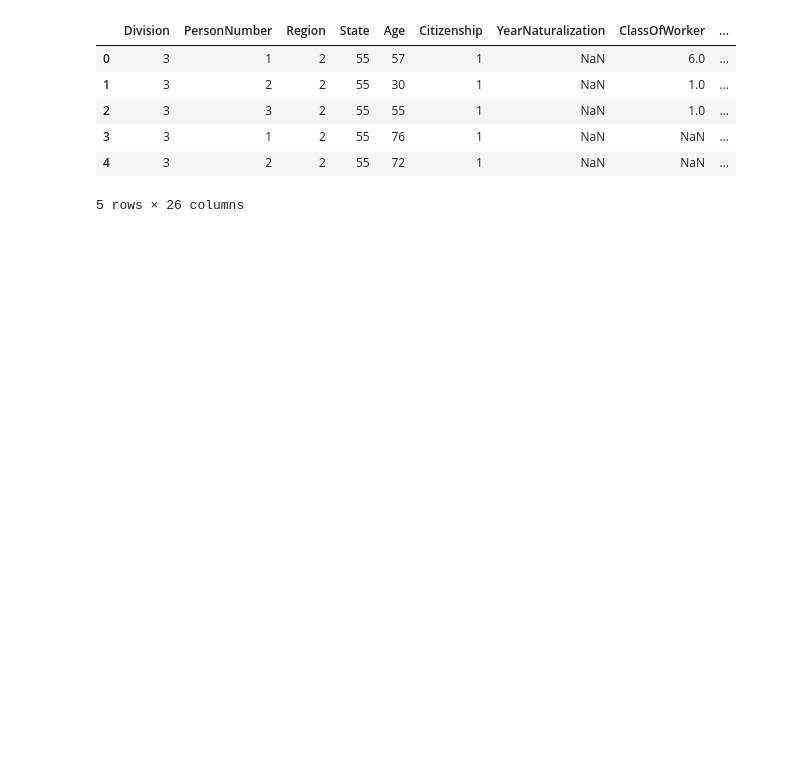
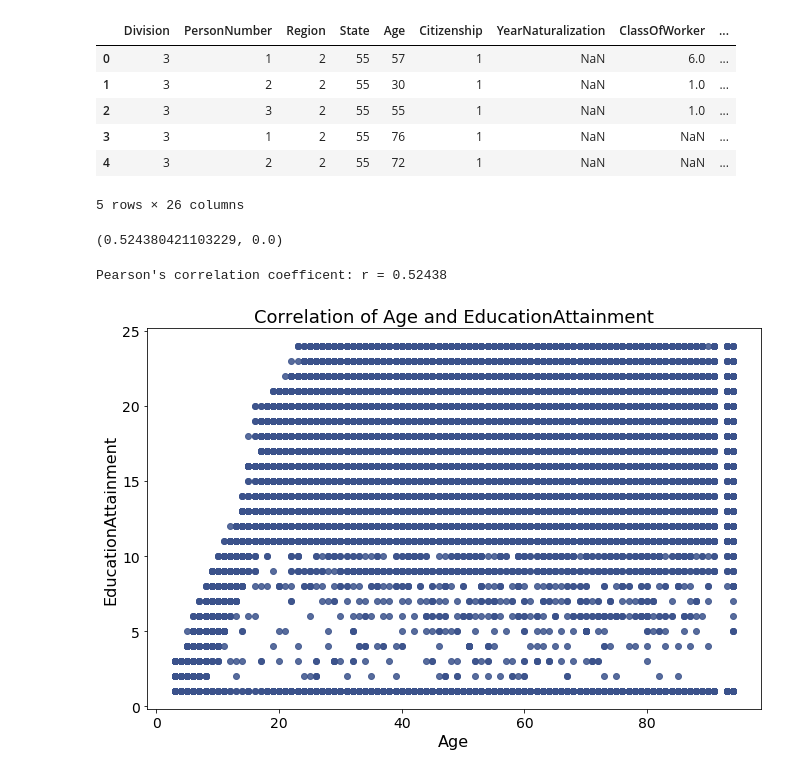
Before and after one commit to MTabbutt/SubGroupExplorerTool_DataViz_CS765, a Jupyter notebook: ToolDev_Exploration.ipynb, the cells around one changed output. Drawn from its saved outputs; the diff is of its cells as text; code cells hidden in the pictures; blank space fills up the shorter version.

Commit message:
adding correlation function adn plotting

```diff
--- a/ToolDev_Exploration.ipynb
+++ b/ToolDev_Exploration.ipynb
@@ -13,3 +17,12 @@ df.head()
 | 3 | 3 | 1 | 2 | 55 | 76 | 1 | NaN | NaN | ... |
 | 4 | 3 | 2 | 2 | 55 | 72 | 1 | NaN | NaN | ... |
 5 rows × 26 columns
+# %%
+census_data.getCorrelation('Age', 'EducationAttainment')
+# %% [output]
+(0.524380421103229, 0.0)
+# %%
+census_data.plotCorrelation('Age', 'EducationAttainment')
+# %% [output]
+Pearson's correlation coefficent: r = 0.52438
+[figure, added]
```
Also changed, not shown: parts of 3 cells of this notebook, 1 other file.
